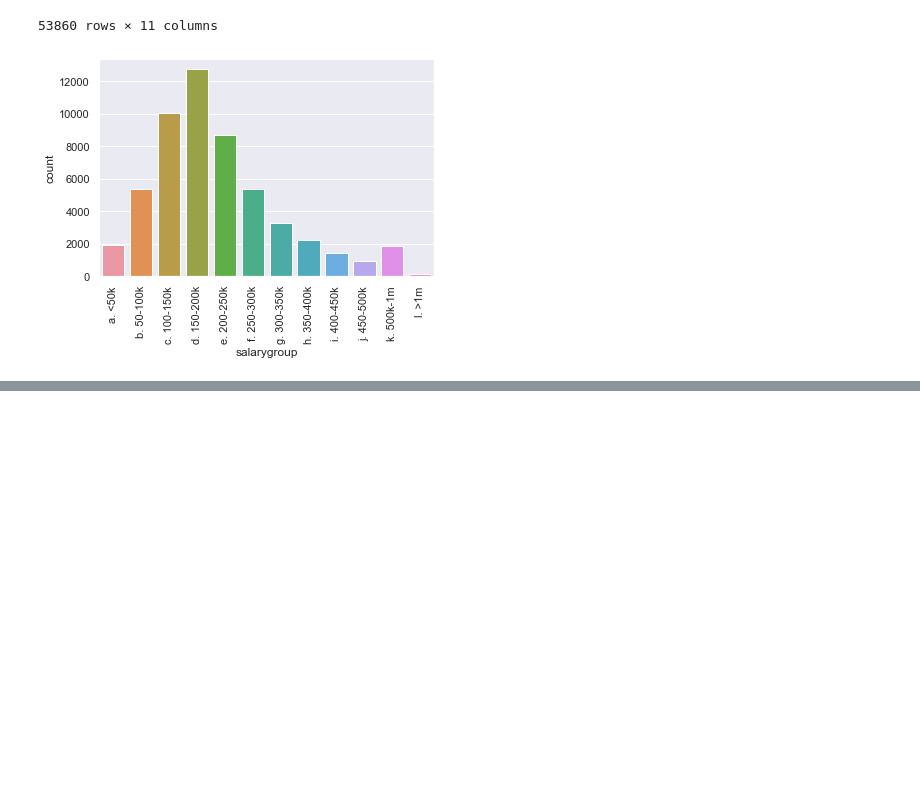
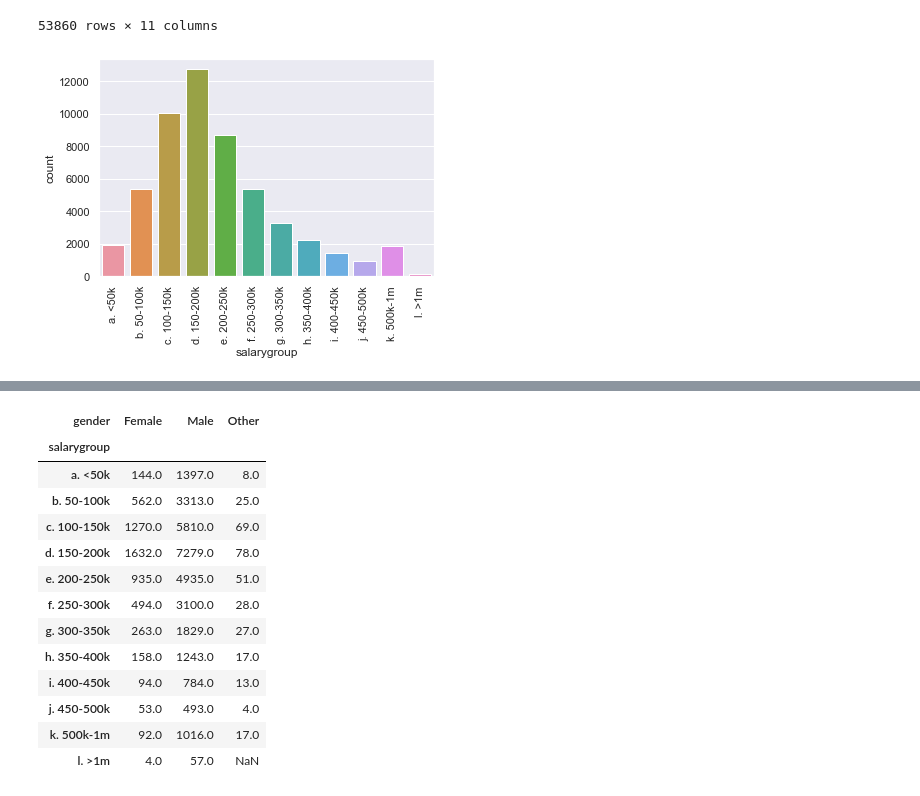
Before and after one commit to PriyankaVelagala/INM701, a Jupyter notebook: RegressionDatasetCleaning.ipynb, the cells around one changed output, grey strips where cells are left out. Drawn from its saved outputs; the diff is of its cells as text; code cells hidden in the pictures; blank space fills up the shorter version.

```diff
--- a/RegressionDatasetCleaning.ipynb
+++ b/RegressionDatasetCleaning.ipynb
@@ -382,0 +346,20 @@ ValueError: Index contains duplicate entries, cannot reshape
+# %%
+s['gender'] = s.index.get_level_values(1)
+s.droplevel(level=-1)
+s = s.unstack()['count']
+s
+# %% [output]
+| gender | Female | Male | Other |
+| salarygroup |  |  |  |
+| a. <50k | 144.0 | 1397.0 | 8.0 |
+| b. 50-100k | 562.0 | 3313.0 | 25.0 |
+| c. 100-150k | 1270.0 | 5810.0 | 69.0 |
+| d. 150-200k | 1632.0 | 7279.0 | 78.0 |
+| e. 200-250k | 935.0 | 4935.0 | 51.0 |
+| f. 250-300k | 494.0 | 3100.0 | 28.0 |
+| g. 300-350k | 263.0 | 1829.0 | 27.0 |
+| h. 350-400k | 158.0 | 1243.0 | 17.0 |
+| i. 400-450k | 94.0 | 784.0 | 13.0 |
+| j. 450-500k | 53.0 | 493.0 | 4.0 |
+| k. 500k-1m | 92.0 | 1016.0 | 17.0 |
+| l. >1m | 4.0 | 57.0 | NaN |
```
Also changed, not shown: parts of 7 cells of this notebook.
